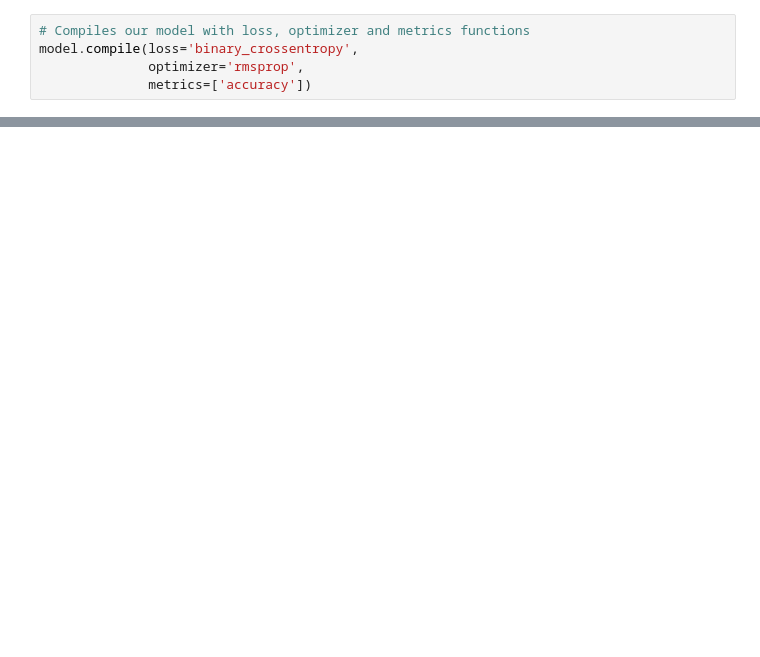
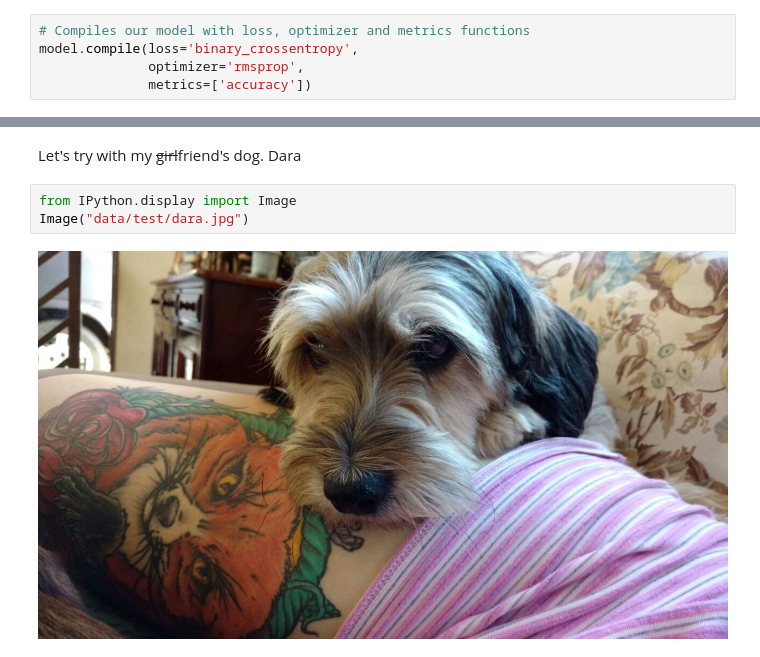
Before and after one commit to l-Leniac-l/cat-dog-classifier, a Jupyter notebook: Cat and Dog Classifier.ipynb, the cells around one changed output, grey strips where cells are left out. Cells and saved outputs as stored; diff of their text form; blank space fills up the shorter version.

```diff
--- a/Cat and Dog Classifier.ipynb
+++ b/Cat and Dog Classifier.ipynb
@@ -134,0 +370,7 @@ KeyboardInterrupt:
+# %% [markdown]
+Let's try with my ~~girl~~friend's dog. Dara
+# %%
+from IPython.display import Image
+Image("data/test/dara.jpg")
+# %% [output]
+[figure, added]
```
Also changed, not shown: parts of 29 cells of this notebook, 6 other files.
